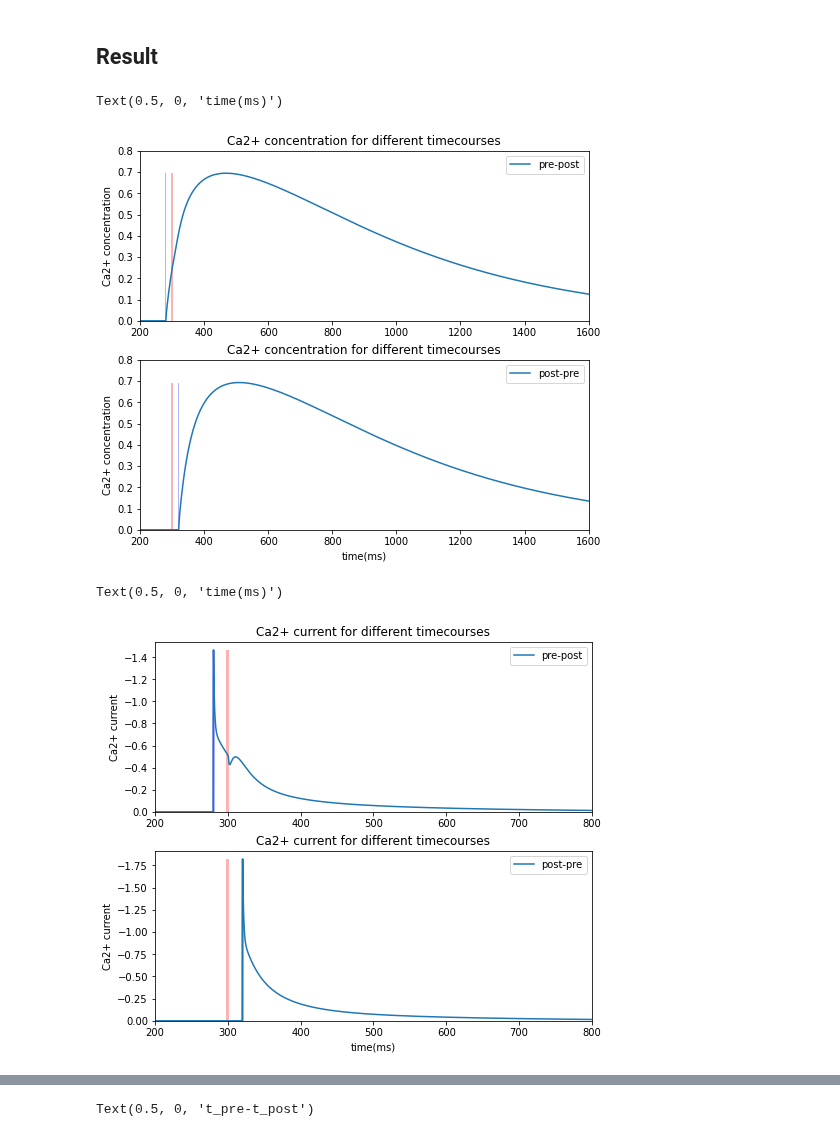
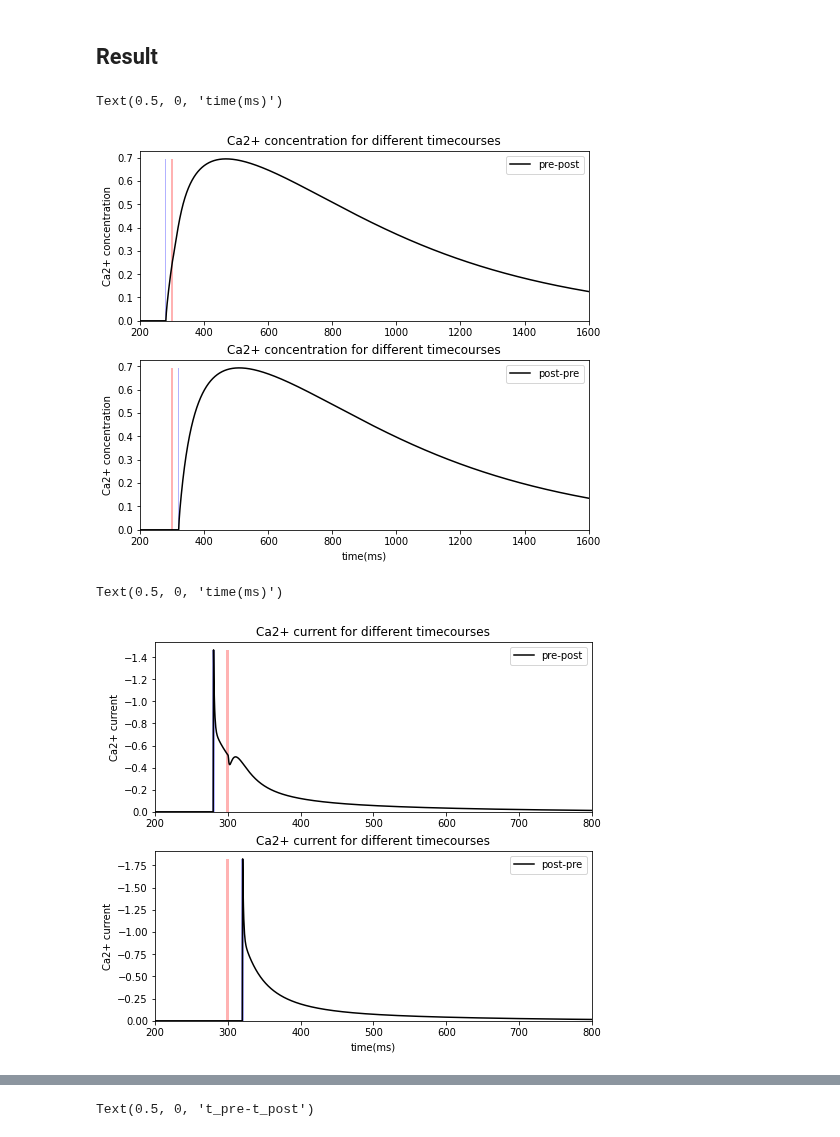
Before and after one commit to AohuaCheng/Neuro-and-Complexity-Science, a Jupyter notebook: Coding/STDP/STDP.ipynb, the cells around one changed output, grey strips where cells are left out. Saved outputs shown, nothing was run; the diff lists cells and outputs as text; code cells hidden in the pictures.

```diff
--- a/Coding/STDP/STDP.ipynb
+++ b/Coding/STDP/STDP.ipynb
@@ -339,6 +339,7 @@ The saturation here has a strong effect on the resulting synaptic change. The fa
 # %%
 # Fig.3: Ca2+ concentration for different timecourses delta_t = -20/20 ms
 alpha_p = 0.9
+bar_g_nmda = 0.4 # origin value is 0.01, but it doesn't make sense in the paper
 delta_T = [-20, 20]
 Legend = ['pre-post', 'post-pre']
 fig, gs = bp.visualize.get_figure(2, 1, 3, 7)
@@ -352,36 +353,36 @@ for i in range(2):
   idx_pre_spike = int((300+delta_t)/dt)
   idx_post_spike = int(300/dt)
   idx_spike_duration = int(1/dt)
   pre_I[idx_pre_spike: idx_pre_spike+idx_spike_duration] = 160
   post_I[idx_post_spike: idx_post_spike+idx_spike_duration] = 157
 
   # run model
   neu1 = LIF(1, monitors=['V', 'V_lp'])
   neu2 = LIF(1, monitors=['V'])
   syn1 = Synapse(pre=neu1, post=neu2, conn=bp.connect.All2All(), monitors=['c_Ca'])
   net1 = bp.Network(neu1, syn1, neu2)
   net1.run(t_duration, inputs=[(neu1, 'input', pre_I), (neu2, 'input', post_I)])
 
   # plot
   ax = fig.add_subplot(gs[i, 0])
   plt.title('Ca2+ concentration for different timecourses')
-  plt.plot(neu1.mon.ts, syn1.mon.c_Ca, label=Legend[i])
+  plt.plot(neu1.mon.ts, syn1.mon.c_Ca, label=Legend[i], color='k')
   plt.legend()
   # add ylabel
   ax.set_ylabel('Ca2+ concentration')
   # set axis lim
   plt.xlim(200, 1600)
-  plt.ylim(0, 0.8)
+  plt.ylim(0, )
   # note the pre/post firing
   plt.fill_between([300-2,300+2],max(syn1.mon.c_Ca[:,0]),facecolor='r',alpha=0.3)
   plt.fill_between([300+delta_t-2,300+delta_t+2],max(syn1.mon.c_Ca[:,0]),facecolor='b',alpha=0.3)
 
 plt.xlabel('time(ms)')
 
 # tips：修改参数alpha_p从0.5到0.9，使得spike引起的P_nmda增大，达到文中效果
 # %% [output]
 Text(0.5, 0, 'time(ms)')
-[figure, old version]
+[figure, new version]
 # %%
 # Fig.4: Ca2+ current for different timecourses delta_t = -20/20 ms
 alpha_p = 0.9 # 0.5
@@ -412,7 +413,7 @@ for i in range(2):
   # plot
   ax = fig.add_subplot(gs[i, 0])
   plt.title('Ca2+ current for different timecourses')
-  plt.plot(neu1.mon.ts, syn1.mon.I_Ca, label=Legend[i])
+  plt.plot(neu1.mon.ts, syn1.mon.I_Ca, label=Legend[i], color='k')
   ax.invert_yaxis()
   plt.legend()
   # add ylabel
@@ -430,7 +431,7 @@ plt.xlabel('time(ms)')
 # 个人认为文中的参数不足以达到其result中的效果
 # %% [output]
 Text(0.5, 0, 'time(ms)')
-[figure, old version]
+[figure, new version]
 # %%
 # Fig5: Fast (black lines) and slow (grey lines) plasticity signals delta_t = -20/20 ms
 
```
Also changed, not shown: parts of 2 cells of this notebook.
